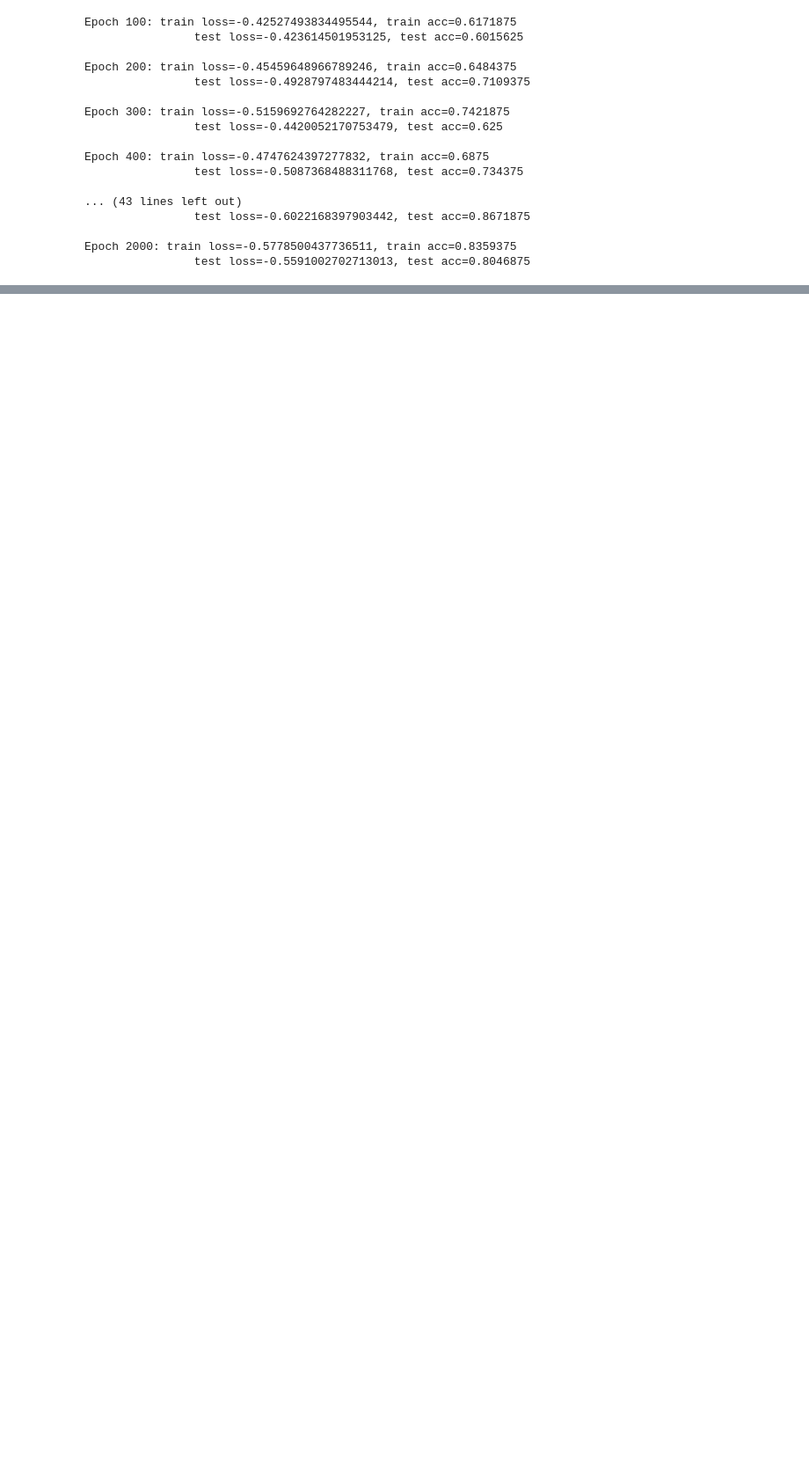
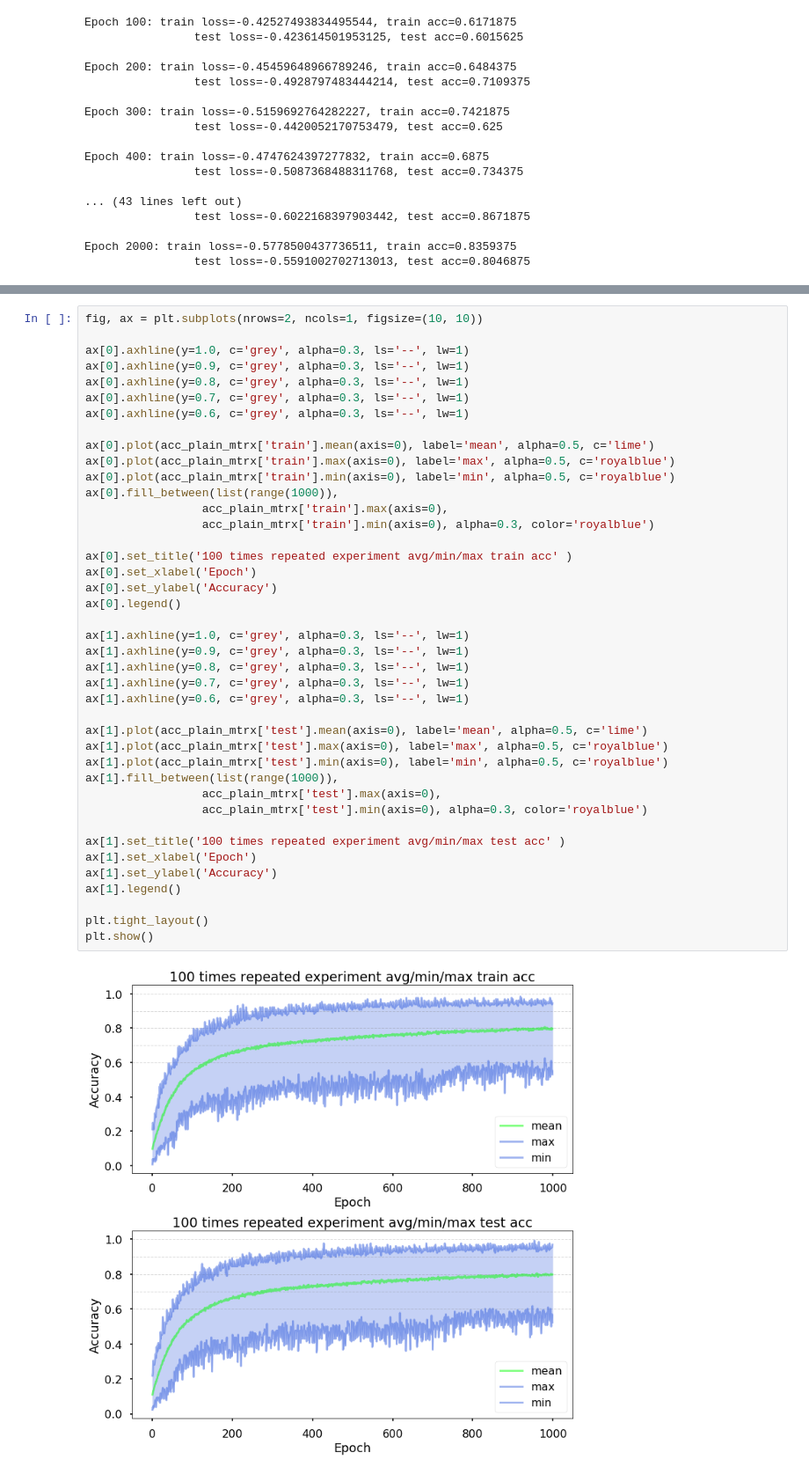
Before and after one commit to mike-chesnokov/deep_learining_nikolenko, a Jupyter notebook: chapters/02_chapter_3.6.ipynb, the cells around one changed output, grey strips where cells are left out. Shown: that part at 88% size. Saved outputs shown, nothing was run; the diff lists cells and outputs as text; blank space fills up the shorter version.

```diff
--- a/chapters/02_chapter_3.6.ipynb
+++ b/chapters/02_chapter_3.6.ipynb
@@ -182 +326,44 @@ plot_metric_history(acc_history, title='Multiclass accuracy', ylabel='Accuracy')
+# %%
+fig, ax = plt.subplots(nrows=2, ncols=1, figsize=(10, 10))
+
+ax[0].axhline(y=1.0, c='grey', alpha=0.3, ls='--', lw=1)
+ax[0].axhline(y=0.9, c='grey', alpha=0.3, ls='--', lw=1)
+ax[0].axhline(y=0.8, c='grey', alpha=0.3, ls='--', lw=1)
+ax[0].axhline(y=0.7, c='grey', alpha=0.3, ls='--', lw=1)
+ax[0].axhline(y=0.6, c='grey', alpha=0.3, ls='--', lw=1)
+
+ax[0].plot(acc_plain_mtrx['train'].mean(axis=0), label='mean', alpha=0.5, c='lime')
+ax[0].plot(acc_plain_mtrx['train'].max(axis=0), label='max', alpha=0.5, c='royalblue')
+ax[0].plot(acc_plain_mtrx['train'].min(axis=0), label='min', alpha=0.5, c='royalblue')
+ax[0].fill_between(list(range(1000)),
+                 acc_plain_mtrx['train'].max(axis=0),
+                 acc_plain_mtrx['train'].min(axis=0), alpha=0.3, color='royalblue')
+
+ax[0].set_title('100 times repeated experiment avg/min/max train acc' )
+ax[0].set_xlabel('Epoch')
+ax[0].set_ylabel('Accuracy')
+ax[0].legend()
+
+ax[1].axhline(y=1.0, c='grey', alpha=0.3, ls='--', lw=1)
+ax[1].axhline(y=0.9, c='grey', alpha=0.3, ls='--', lw=1)
+ax[1].axhline(y=0.8, c='grey', alpha=0.3, ls='--', lw=1)
+ax[1].axhline(y=0.7, c='grey', alpha=0.3, ls='--', lw=1)
+ax[1].axhline(y=0.6, c='grey', alpha=0.3, ls='--', lw=1)
+
+ax[1].plot(acc_plain_mtrx['test'].mean(axis=0), label='mean', alpha=0.5, c='lime')
+ax[1].plot(acc_plain_mtrx['test'].max(axis=0), label='max', alpha=0.5, c='royalblue')
+ax[1].plot(acc_plain_mtrx['test'].min(axis=0), label='min', alpha=0.5, c='royalblue')
+ax[1].fill_between(list(range(1000)),
+                 acc_plain_mtrx['test'].max(axis=0),
+                 acc_plain_mtrx['test'].min(axis=0), alpha=0.3, color='royalblue')
+
+ax[1].set_title('100 times repeated experiment avg/min/max test acc' )
+ax[1].set_xlabel('Epoch')
+ax[1].set_ylabel('Accuracy')
+ax[1].legend()
+
+plt.tight_layout()
+plt.show()
+# %% [output]
+[figure, added]
 # %% [markdown]
```
Also changed, not shown: parts of 21 cells of this notebook, 2 other files.
